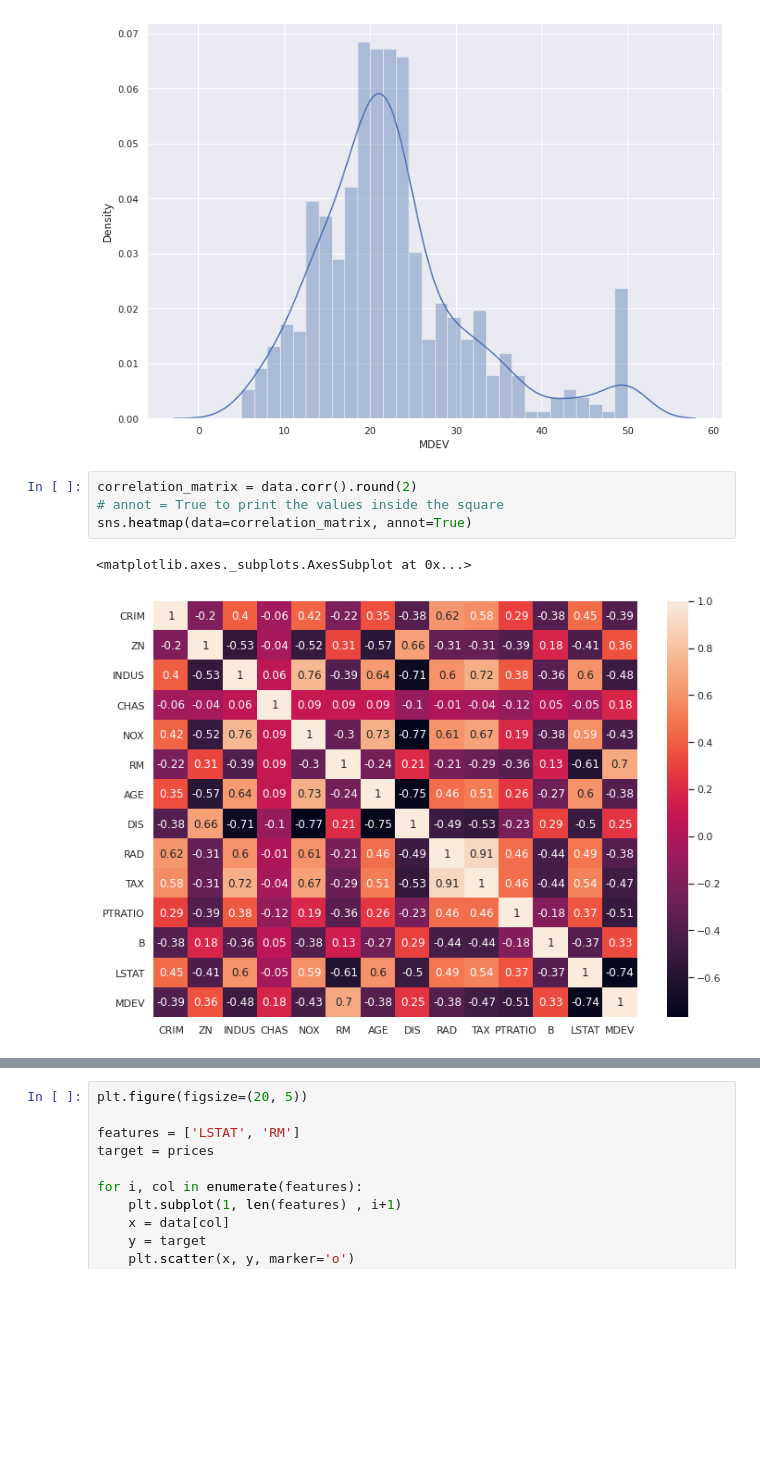
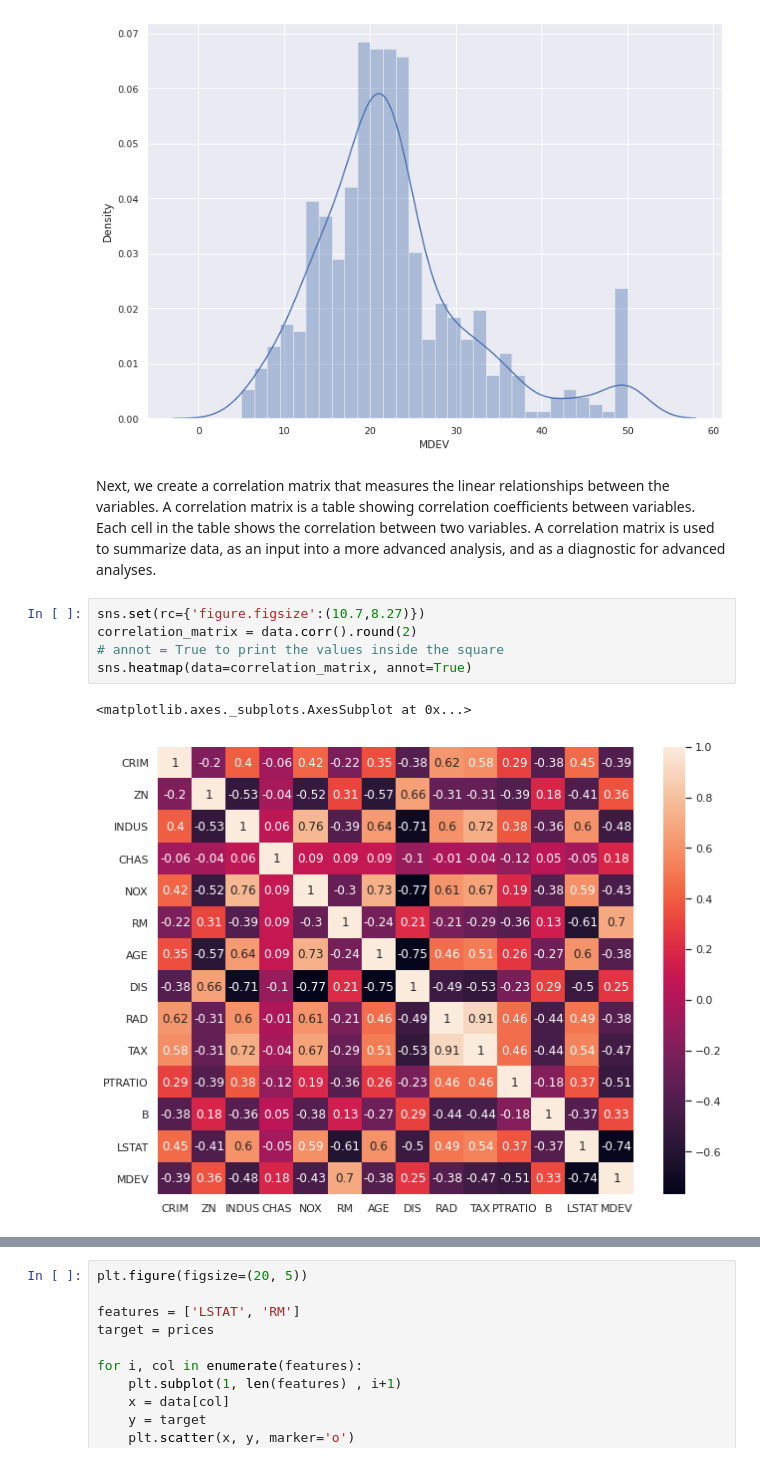
Before and after one commit to Amirzkn/Boston_house, a Jupyter notebook: Boston_house_price.ipynb, the cells around one changed output, grey strips where cells are left out. Saved outputs shown, nothing was run; the diff lists cells and outputs as text; blank space fills up the shorter version.

```diff
--- a/Boston_house_price.ipynb
+++ b/Boston_house_price.ipynb
@@ -65,10 +126,13 @@ sns.distplot(prices, bins=30)
 plt.show()
 # %% [output]
 [figure]
+# %% [markdown]
+Next, we create a correlation matrix that measures the linear relationships between the variables. A correlation matrix is a table showing correlation coefficients between variables. Each cell in the table shows the correlation between two variables. A correlation matrix is used to summarize data, as an input into a more advanced analysis, and as a diagnostic for advanced analyses.
 # %%
+sns.set(rc={'figure.figsize':(10.7,8.27)})
 correlation_matrix = data.corr().round(2)
 # annot = True to print the values inside the square
 sns.heatmap(data=correlation_matrix, annot=True)
 # %% [output]
 <matplotlib.axes._subplots.AxesSubplot at 0x...>
-[figure, old version]
+[figure, new version]
```
Also changed, not shown: parts of 17 cells of this notebook.
